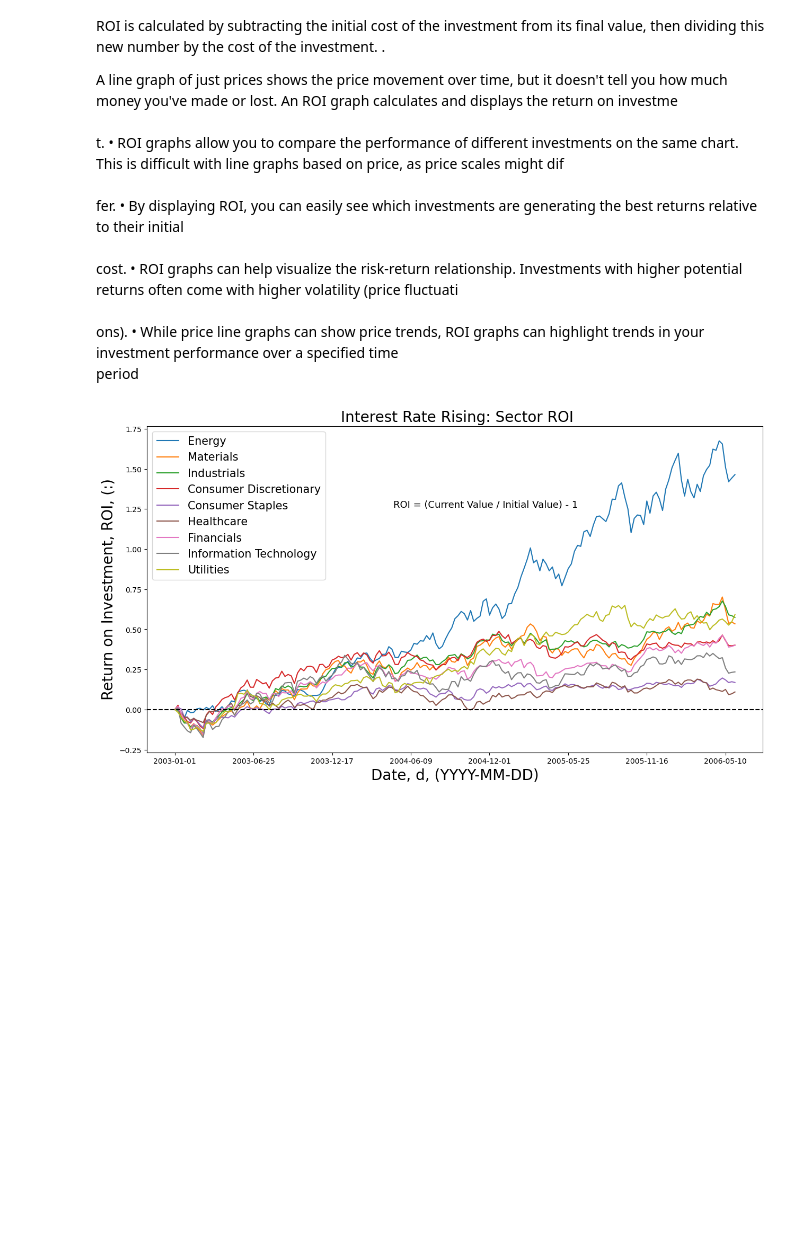
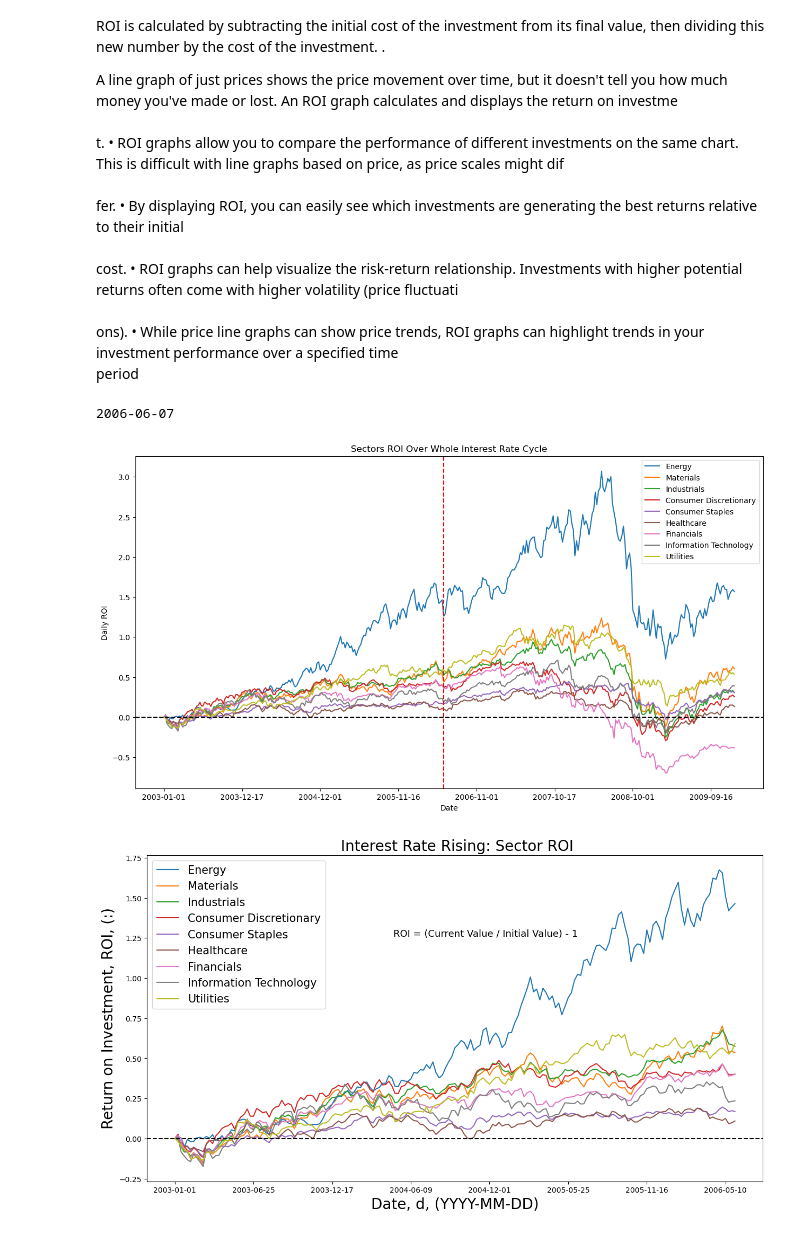
Before and after one commit to RealFakeDoor/Project-one, a Jupyter notebook: Main.ipynb, the cells around one changed output. Drawn from its saved outputs; the diff is of its cells as text; code cells hidden in the pictures; blank space fills up the shorter version.

```diff
--- a/Main.ipynb
+++ b/Main.ipynb
@@ -137,33 +137,36 @@ A line graph of just prices shows the price movement over time, but it doesn't t
 # %%
 # Calculate ROI for each column
 roi_Total_df = df_Total_FEDFUND_Cycle / df_Total_FEDFUND_Cycle.iloc[0] - 1
 # Calculate percentage change as ROI
 
 # Plot the DataFrame with ROI values
-roi_Total_df.plot(kind='line', figsize=(10, 6))
+roi_Total_df.plot(kind='line', figsize=(15, 8))
 
 # Add horizontal line at y=0
 plt.axhline(y=0, color='k', linestyle='--')
 
 # Add vertical line at specific date
 # Convert the target date to a datetime object
 
 target_date = '2006-06-07'
 # pd.to_datetime('2006-06-07')
 print(target_date)
 
 # plt.axvline(x='2006-06-07', color='r', linestyle='--') # This line of code doesn't seem to implement correctly the red vertical line is in the wrong location.
 plt.axvline(x=df_Total_FEDFUND_Cycle.index.get_loc(target_date), color='r', linestyle='--')
 # Add labels and title
 plt.xlabel('Date')
 plt.ylabel('Daily ROI')
 plt.title('Sectors ROI Over Whole Interest Rate Cycle')
 
 # Save the figure
 plt.savefig('./Saved_Figures/LINEGRAPH_ROI_InterestRates_Total.png')
 
 # Show the plot
 plt.show()
+# %% [output]
+2006-06-07
+[figure, added]
 # %%
 # Calculate ROI for each column
 roi_Rising_df = df_Rising_FEDFUND/ df_Rising_FEDFUND.iloc[0] - 1
```
Also changed, not shown: parts of 5 cells of this notebook, 6 other files.
